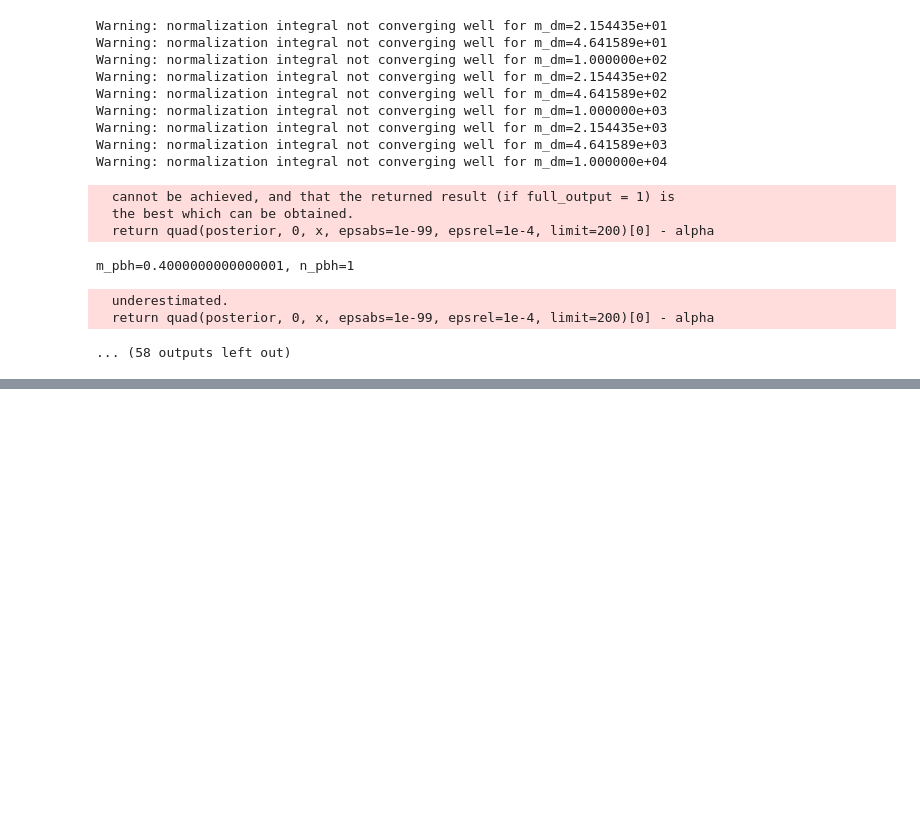
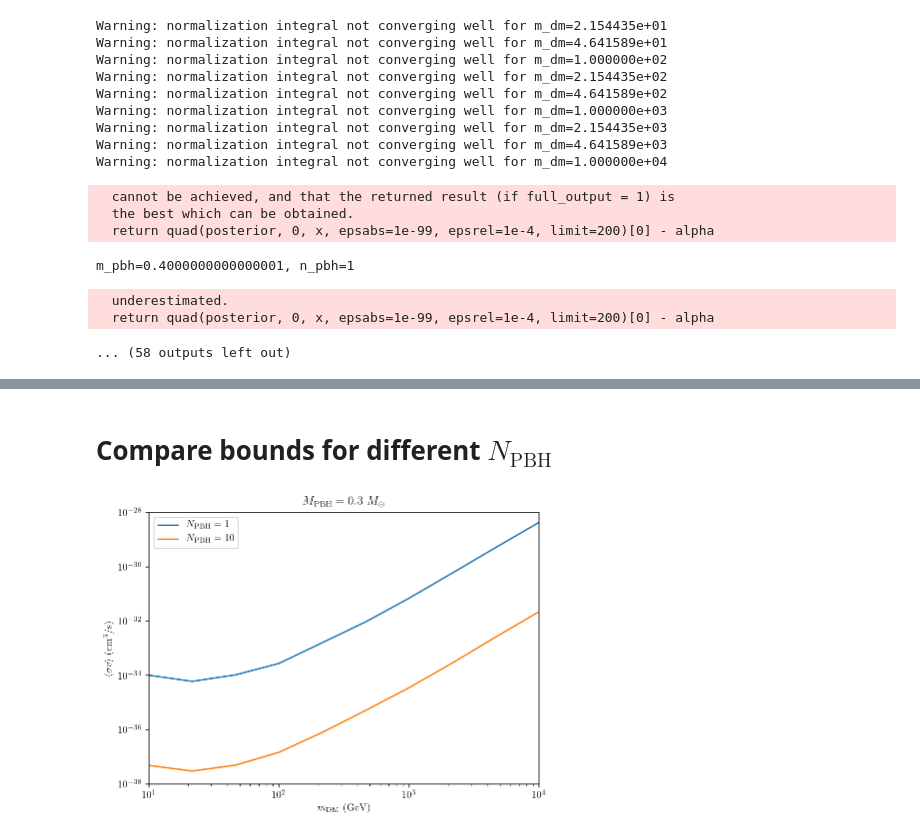
Before and after one commit to adam-coogan/pbhs_vs_wimps, a Jupyter notebook: posterior_sv_analysis_15_feb_2019.ipynb, the cells around one changed output, grey strips where cells are left out. Saved outputs shown, nothing was run; the diff lists cells and outputs as text; code cells hidden in the pictures; blank space fills up the shorter version.

```diff
--- a/posterior_sv_analysis_15_feb_2019.ipynb
+++ b/posterior_sv_analysis_15_feb_2019.ipynb
@@ -100,0 +129,24 @@ m_pbh=0.4000000000000001, n_pbh=1
+# %% [markdown]
+# Compare bounds for different $N_{\mathrm{PBH}}$
+# %%
+m_pbh = 0.3
+m_dms, bound_1 = np.loadtxt("data/bounds/sv_bounds_M={:.1f}_N={}.csv".format(m_pbh, 1)).T
+m_dms, bound_10 = np.loadtxt("data/bounds/sv_bounds_M={:.1f}_N={}.csv".format(m_pbh, 10)).T
+
+fig, ax = plt.subplots(figsize=(7, 5))
+
+ax.plot(m_dms, bound_1, label=r"$N_{\mathrm{PBH}}=1$")
+ax.plot(m_dms, bound_10, label=r"$N_{\mathrm{PBH}}=10$")
+
+ax.set_xscale("log")
+ax.set_yscale("log")
+ax.set_xlim(m_dms[[0, -1]])
+ax.set_ylim(1e-38, 1e-28)
+ax.set_xlabel(r"$m_{\mathrm{DM}}$ (GeV)")
+ax.set_ylabel(r"$\langle \sigma v \rangle$ (cm$^3$/s)")
+ax.set_title(r"$M_{\mathrm{PBH}} = %.1f~M_\odot$" % m_pbh)
+ax.legend()
+
+fig.savefig("figures/sv_bounds/M={:.1f}.pdf".format(m_pbh))
+# %% [output]
+[figure, added]
```
Also changed, not shown: parts of 4 cells of this notebook, 3 other files.
